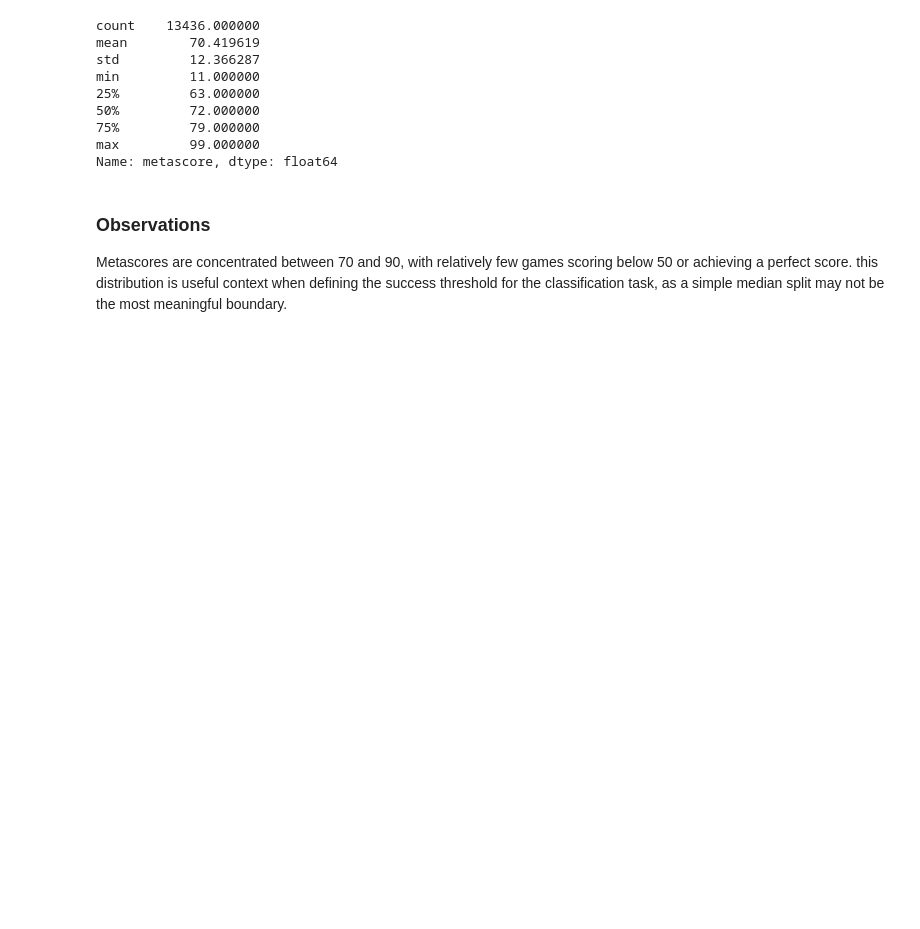
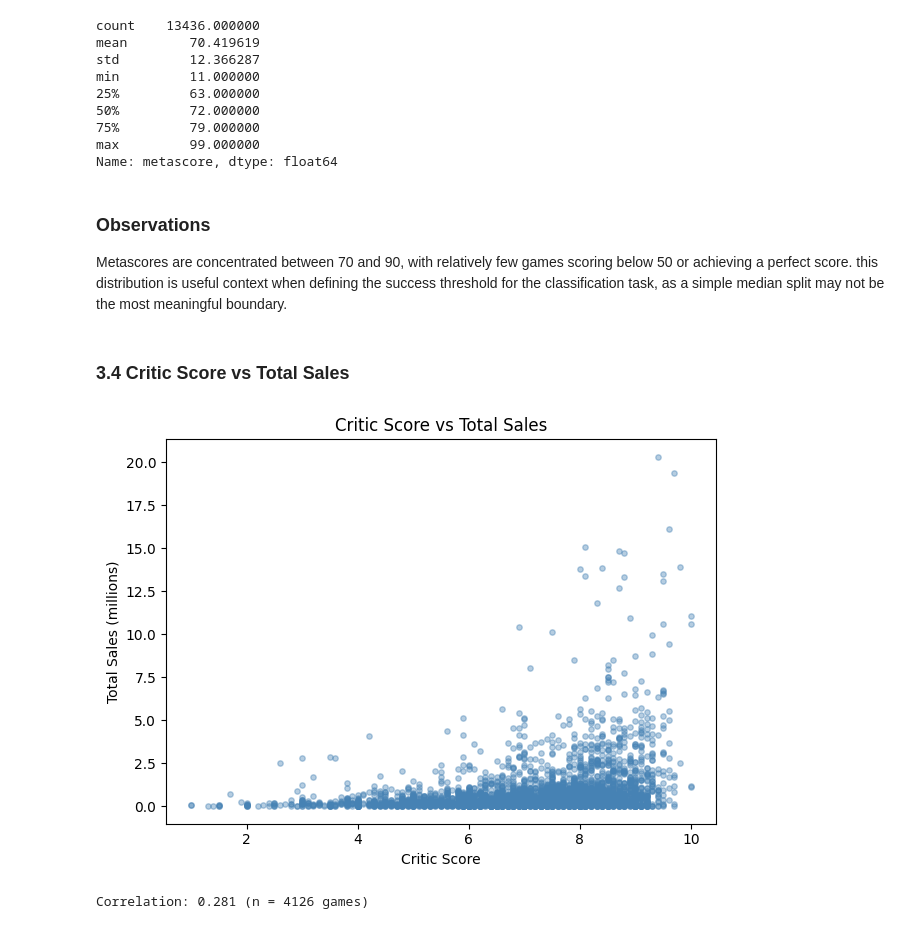
Before and after one commit to SOTO824/comp248-gaming-project, a Jupyter notebook: notebooks/03_EDA_preprocessing.ipynb, the cells around one changed output. Cells and saved outputs as stored; diff of their text form; code cells hidden in the pictures; blank space fills up the shorter version.

Commit message:
Added a basic scatter plot to check the correlation of critic scores with total sales, added observations for scatter plot

```diff
--- a/notebooks/03_EDA_preprocessing.ipynb
+++ b/notebooks/03_EDA_preprocessing.ipynb
@@ -159,3 +159,20 @@ Name: metascore, dtype: float64
 ### Observations
 
 Metascores are concentrated between 70 and 90, with relatively few games scoring below 50 or achieving a perfect score. this distribution is useful context when defining the success threshold for the classification task, as a simple median split may not be the most meaningful boundary.
+# %% [markdown]
+### 3.4 Critic Score vs Total Sales
+# %%
+sales_scored = sales.dropna(subset=['critic_score', 'total_sales'])
+
+plt.scatter(sales_scored['critic_score'], sales_scored['total_sales'], alpha=0.4, s=15, color='steelblue')
+plt.title('Critic Score vs Total Sales')
+plt.xlabel('Critic Score')
+plt.ylabel('Total Sales (millions)')
+plt.tight_layout()
+plt.show()
+
+corr = sales_scored[['critic_score', 'total_sales']].corr().iloc[0, 1]
+print(f"Correlation: {corr:.3f} (n = {len(sales_scored)} games)")
+# %% [output]
+[figure, added]
+Correlation: 0.281 (n = 4126 games)
```
Also changed, not shown: parts of 1 cell of this notebook.
